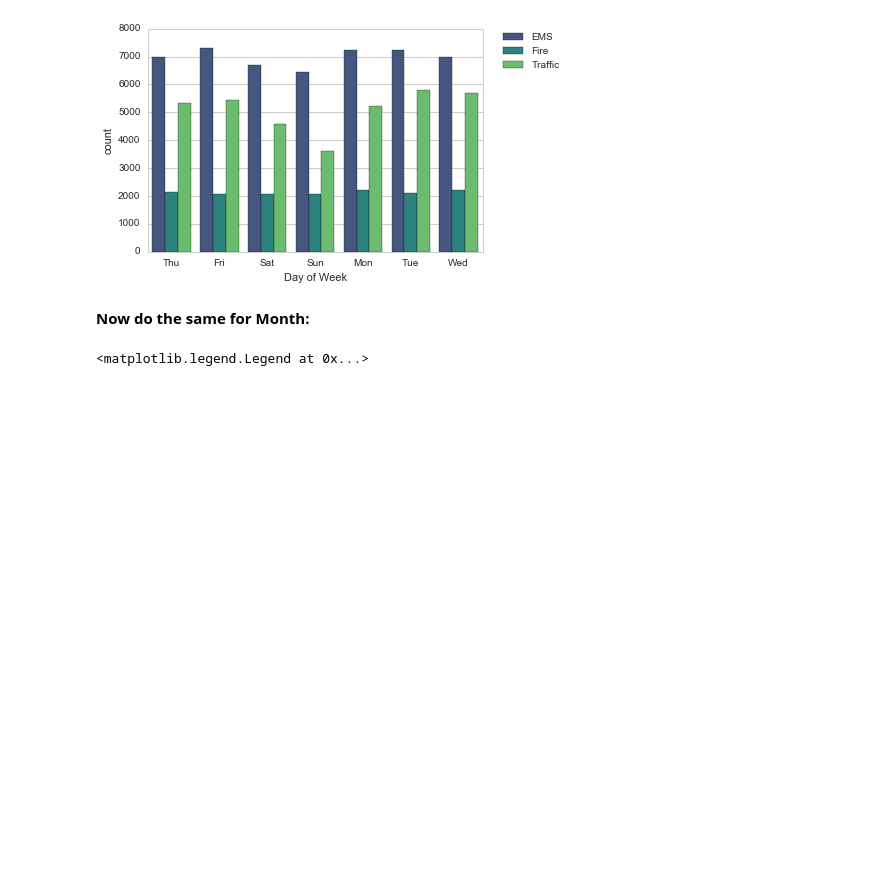
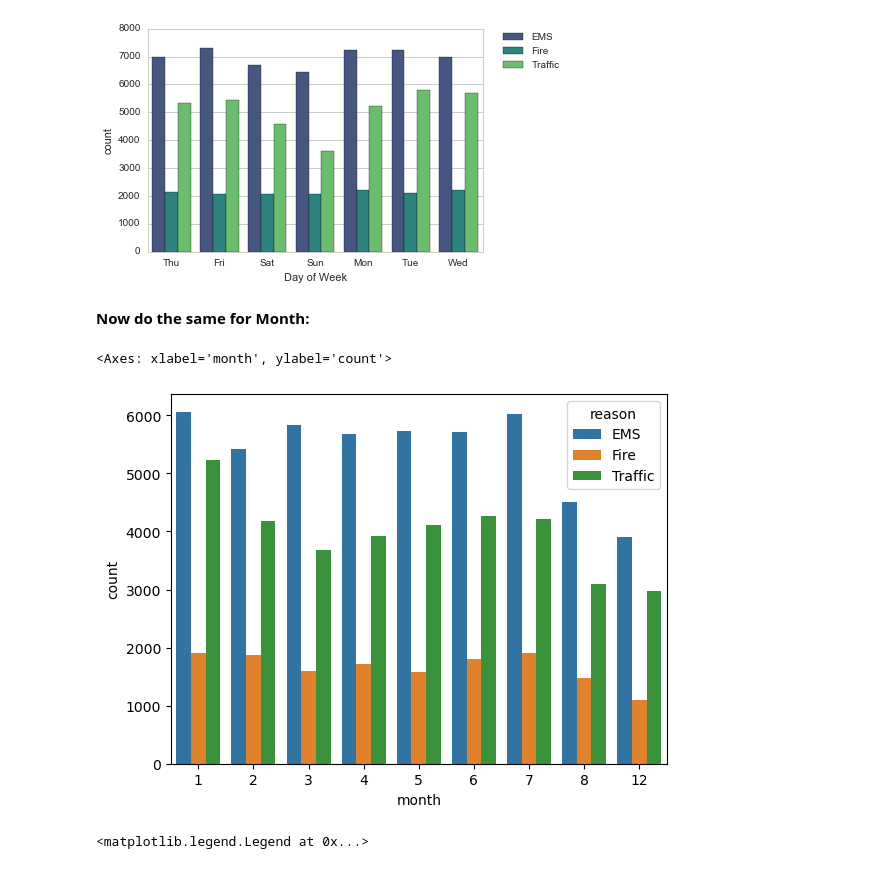
Before and after one commit to LuisReyes98/udemy-machine-learning, a Jupyter notebook: 10-Data-Capstone-Projects/01-911 Calls Data Capstone Project.ipynb, the cells around one changed output. Saved outputs shown, nothing was run; the diff lists cells and outputs as text; code cells hidden in the pictures; blank space fills up the shorter version.

```diff
--- a/10-Data-Capstone-Projects/01-911 Calls Data Capstone Project.ipynb
+++ b/10-Data-Capstone-Projects/01-911 Calls Data Capstone Project.ipynb
@@ -188,6 +274,15 @@ str
 [figure]
 # %% [markdown]
 **Now do the same for Month:**
+# %%
+sns.countplot(
+  data=df,
+  x='month',
+  hue='reason',
+)
+# %% [output]
+<Axes: xlabel='month', ylabel='count'>
+[figure, added]
 # %%
 # %% [output]
 <matplotlib.legend.Legend at 0x...>
```
Also changed, not shown: parts of 38 cells of this notebook.
